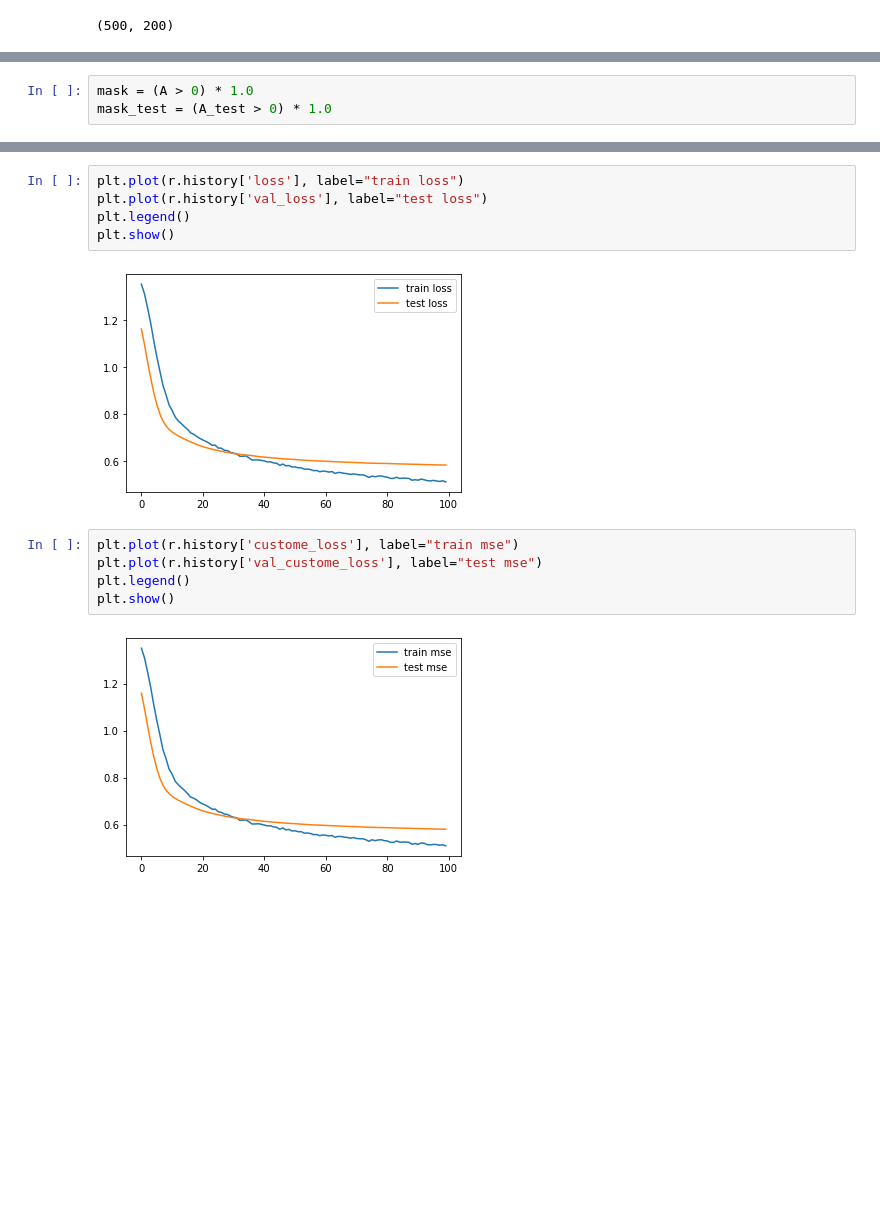
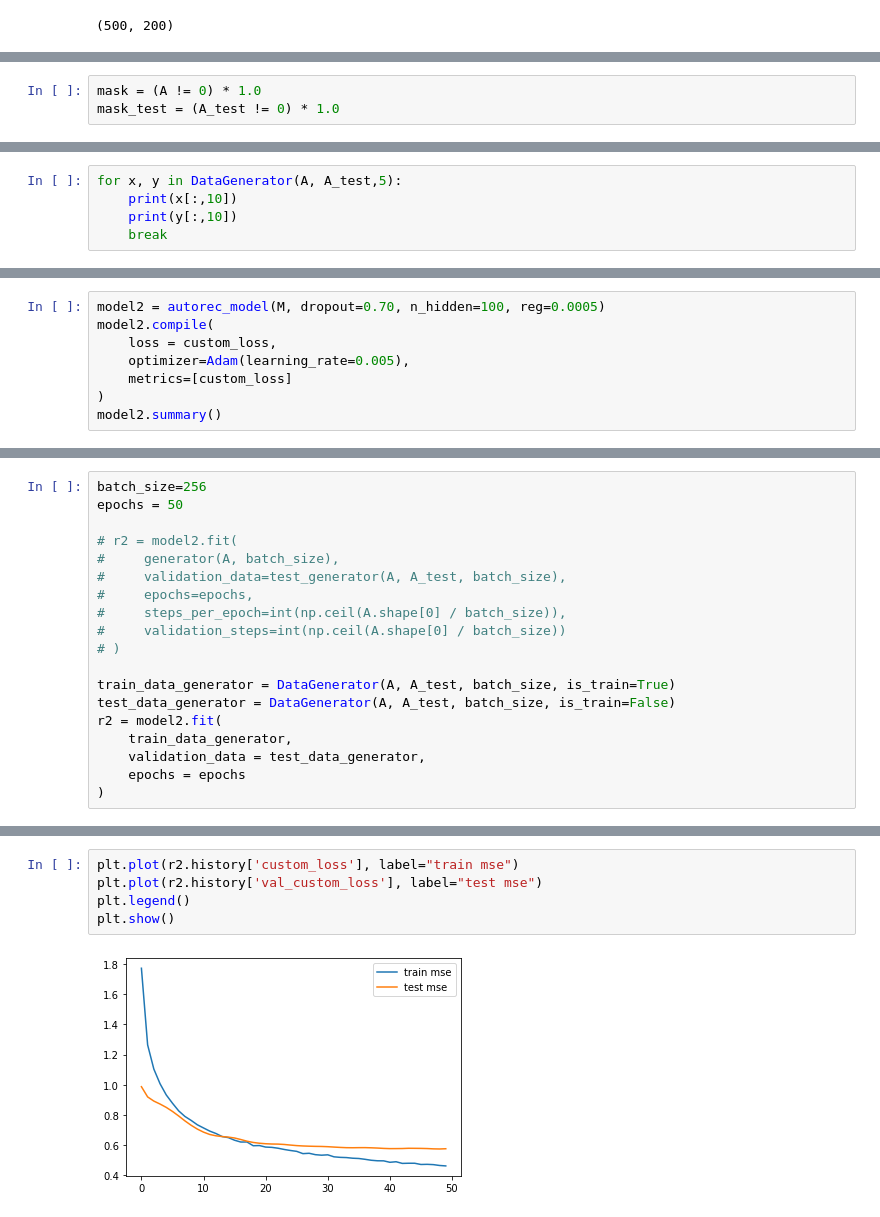
Before and after one commit to jingfuyuan/MovieRecommender, a Jupyter notebook: mf_keras.ipynb, the cells around one changed output, grey strips where cells are left out. Cells and saved outputs as stored; diff of their text form; blank space fills up the shorter version.

```diff
--- a/mf_keras.ipynb
+++ b/mf_keras.ipynb
@@ -209,3 +267,3 @@ N, M
 # %%
-mask = (A > 0) * 1.0
-mask_test = (A_test > 0) * 1.0
+mask = (A != 0) * 1.0
+mask_test = (A_test != 0) * 1.0
@@ -253,0 +345,5 @@ def test_generator(A, M, A_test, M_test):
+# %%
+for x, y in DataGenerator(A, A_test,5):
+    print(x[:,10])
+    print(y[:,10])
+    break
@@ -312,0 +375,8 @@ Epoch 100/100
+# %%
+model2 = autorec_model(M, dropout=0.70, n_hidden=100, reg=0.0005)
+model2.compile(
+    loss = custom_loss,
+    optimizer=Adam(learning_rate=0.005),
+    metrics=[custom_loss]
+)
+model2.summary()
@@ -312,0 +403,19 @@ Epoch 100/100
+# %%
+batch_size=256
+epochs = 50
+
+# r2 = model2.fit(
+#     generator(A, batch_size),
+#     validation_data=test_generator(A, A_test, batch_size),
+#     epochs=epochs,
+#     steps_per_epoch=int(np.ceil(A.shape[0] / batch_size)),
+#     validation_steps=int(np.ceil(A.shape[0] / batch_size))
+# )
+
+train_data_generator = DataGenerator(A, A_test, batch_size, is_train=True)
+test_data_generator = DataGenerator(A, A_test, batch_size, is_train=False)
+r2 = model2.fit(
+    train_data_generator,
+    validation_data = test_data_generator,
+    epochs = epochs
+)
@@ -313,14 +440,7 @@ Epoch 100/100
 # %%
-plt.plot(r.history['loss'], label="train loss")
-plt.plot(r.history['val_loss'], label="test loss")
+plt.plot(r2.history['custom_loss'], label="train mse")
+plt.plot(r2.history['val_custom_loss'], label="test mse")
 plt.legend()
 plt.show()
 # %% [output]
-[figure, old version]
+[figure, new version]
-# %%
-plt.plot(r.history['custome_loss'], label="train mse")
-plt.plot(r.history['val_custome_loss'], label="test mse")
-plt.legend()
-plt.show()
-# %% [output]
-[figure, removed]
```
Also changed, not shown: parts of 48 cells of this notebook, 1 other file.
